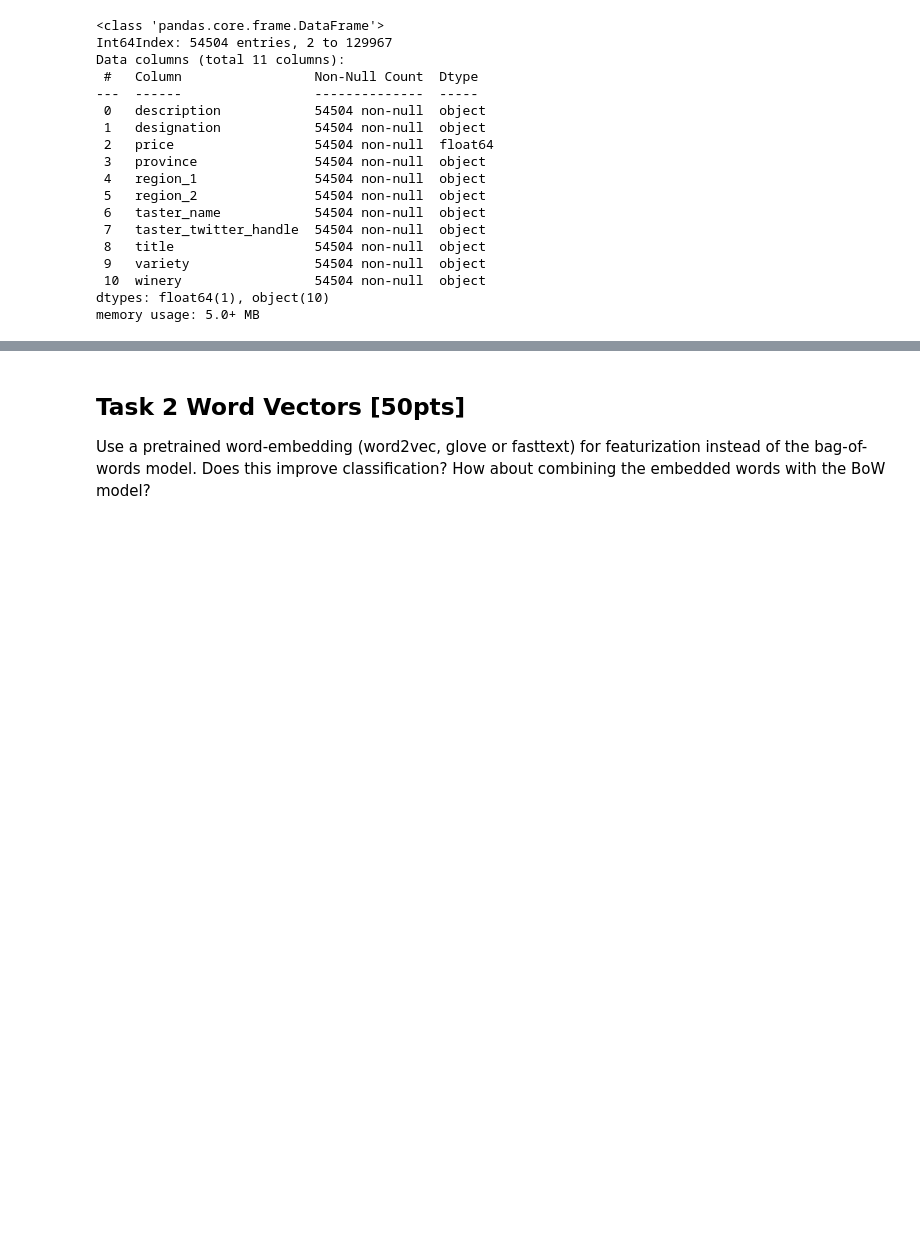
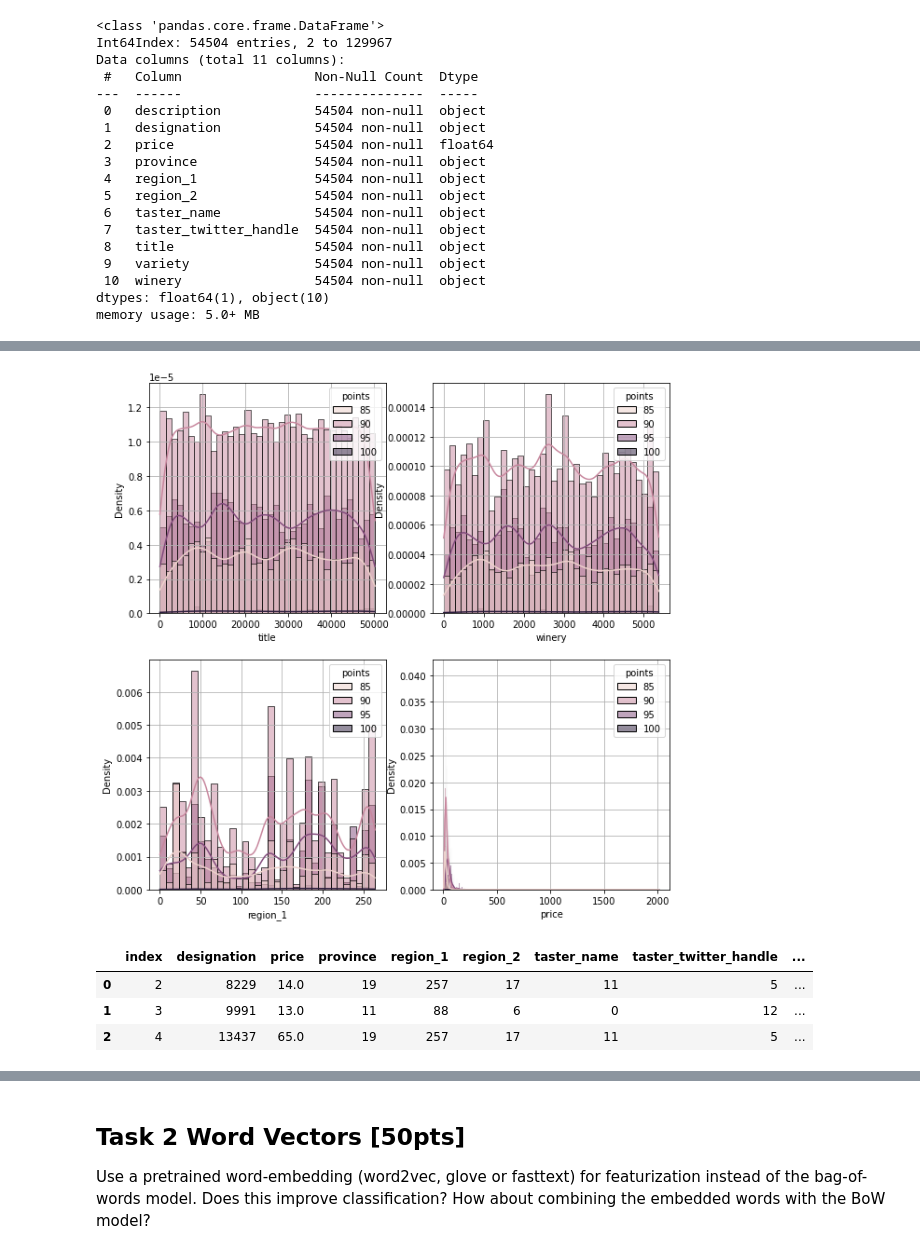
Before and after one commit to Matt88Ac/AdvancedML_Assignment4, a Jupyter notebook: Advanced Machine Learning - HW #4.ipynb, the cells around one changed output, grey strips where cells are left out. Saved outputs shown, nothing was run; the diff lists cells and outputs as text; code cells hidden in the pictures; blank space fills up the shorter version.

```diff
--- a/Advanced Machine Learning - HW #4.ipynb
+++ b/Advanced Machine Learning - HW #4.ipynb
@@ -415,0 +426,7 @@ x.loc[:, cat] = x.loc[:, cat].apply(lambda z: z.astype('category').cat.codes)
+# %%
+from sklearn.feature_selection import SelectKBest, mutual_info_classif
+scores = SelectKBest(mutual_info_classif, k='all')
+scores.fit(x.loc[:, cat], y)
+scores = pd.DataFrame(data=scores.scores_, columns=['$MI$'])
+scores['column'] = cols[cat]
+scores
@@ -415,0 +445,29 @@ x.loc[:, cat] = x.loc[:, cat].apply(lambda z: z.astype('category').cat.codes)
+# %%
+groups: pd.Series = y.copy()
+groups[groups <= 85] = 85
+groups[(groups <= 90) & (groups > 85)] = 90
+groups[(groups <= 95) & (groups > 90)] = 95
+groups[groups > 95] = 100
+
+plt.figure(figsize=(10, 10))
+
+plt.subplot(2, 2, 1)
+plt.grid()
+sns.histplot(data=x, x="title", hue=groups, kde=True, stat='density', ax=plt.gca())
+
+plt.subplot(2, 2, 2)
+plt.grid()
+sns.histplot(data=x, x="winery", hue=groups, kde=True, stat='density', ax=plt.gca())
+
+plt.subplot(2, 2, 3)
+plt.grid()
+sns.histplot(data=x, x="region_1", hue=groups, kde=True, stat='density', ax=plt.gca())
+
+plt.subplot(2, 2, 4)
+plt.grid()
+sns.histplot(data=x, x="price", hue=groups, kde=True, stat='density', ax=plt.gca())
+
+plt.show()
+groups = None
+# %% [output]
+[figure, added]
@@ -415,0 +479,8 @@ x.loc[:, cat] = x.loc[:, cat].apply(lambda z: z.astype('category').cat.codes)
+# %%
+x = x.reset_index()
+x.head(3)
+# %% [output]
+|  | index | designation | price | province | region_1 | region_2 | taster_name | taster_twitter_handle | ... |
+| 0 | 2 | 8229 | 14.0 | 19 | 257 | 17 | 11 | 5 | ... |
+| 1 | 3 | 9991 | 13.0 | 11 | 88 | 6 | 0 | 12 | ... |
+| 2 | 4 | 13437 | 65.0 | 19 | 257 | 17 | 11 | 5 | ... |
```
Also changed, not shown: parts of 7 cells of this notebook.
